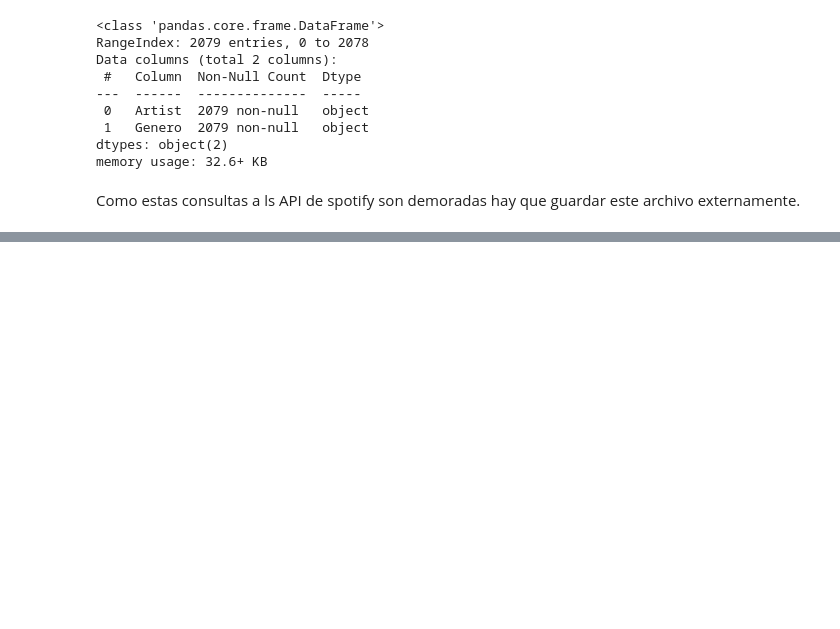
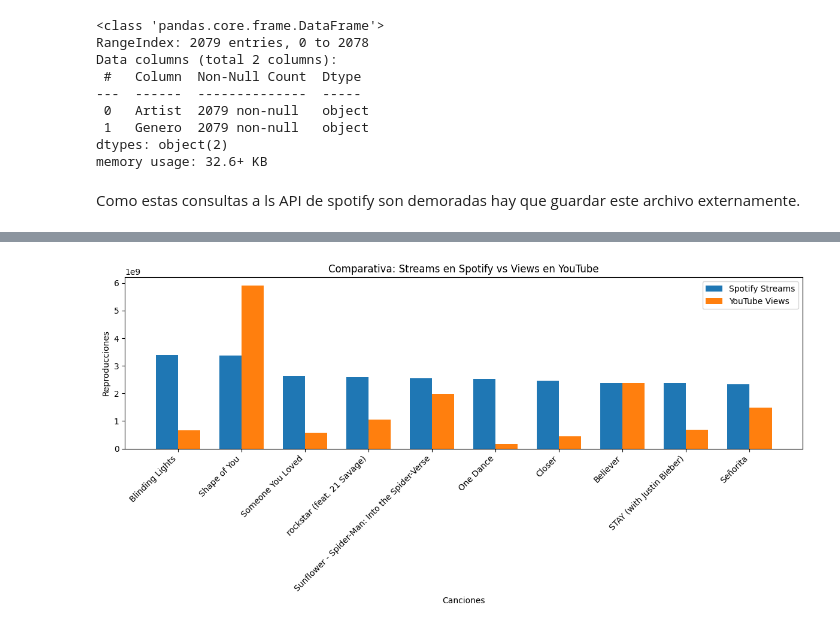
Before and after one commit to jjmoras1/DS2_Preentrega01, a Jupyter notebook: 01_Preparacion_Data.ipynb, the cells around one changed output, grey strips where cells are left out. Cells and saved outputs as stored; diff of their text form; code cells hidden in the pictures; blank space fills up the shorter version.

```diff
--- a/01_Preparacion_Data.ipynb
+++ b/01_Preparacion_Data.ipynb
@@ -307,0 +556,29 @@ df_Artistas.to_csv('Generos.csv', index=False)
+# %%
+
+
+# Seleccionar datos relevantes
+comparativa = df_unicas[['Track', 'Stream', 'Views']].nlargest(10, 'Stream')
+
+# Configurar el gráfico
+x = np.arange(len(comparativa['Track']))  # Posiciones en el eje X
+width = 0.35  # Ancho de las barras
+
+plt.figure(figsize=(12, 6))
+
+# Barras para Spotify
+plt.bar(x - width/2, comparativa['Stream'], width, label='Spotify Streams')
+
+# Barras para YouTube
+plt.bar(x + width/2, comparativa['Views'], width, label='YouTube Views')
+
+# Personalización
+plt.xlabel('Canciones')
+plt.ylabel('Reproducciones')
+plt.title('Comparativa: Streams en Spotify vs Views en YouTube')
+plt.xticks(x, comparativa['Track'], rotation=45, ha='right')
+plt.legend()
+plt.tight_layout()
+
+plt.show()
+# %% [output]
+[figure, added]
```
Also changed, not shown: parts of 42 cells of this notebook, 1 other file.
